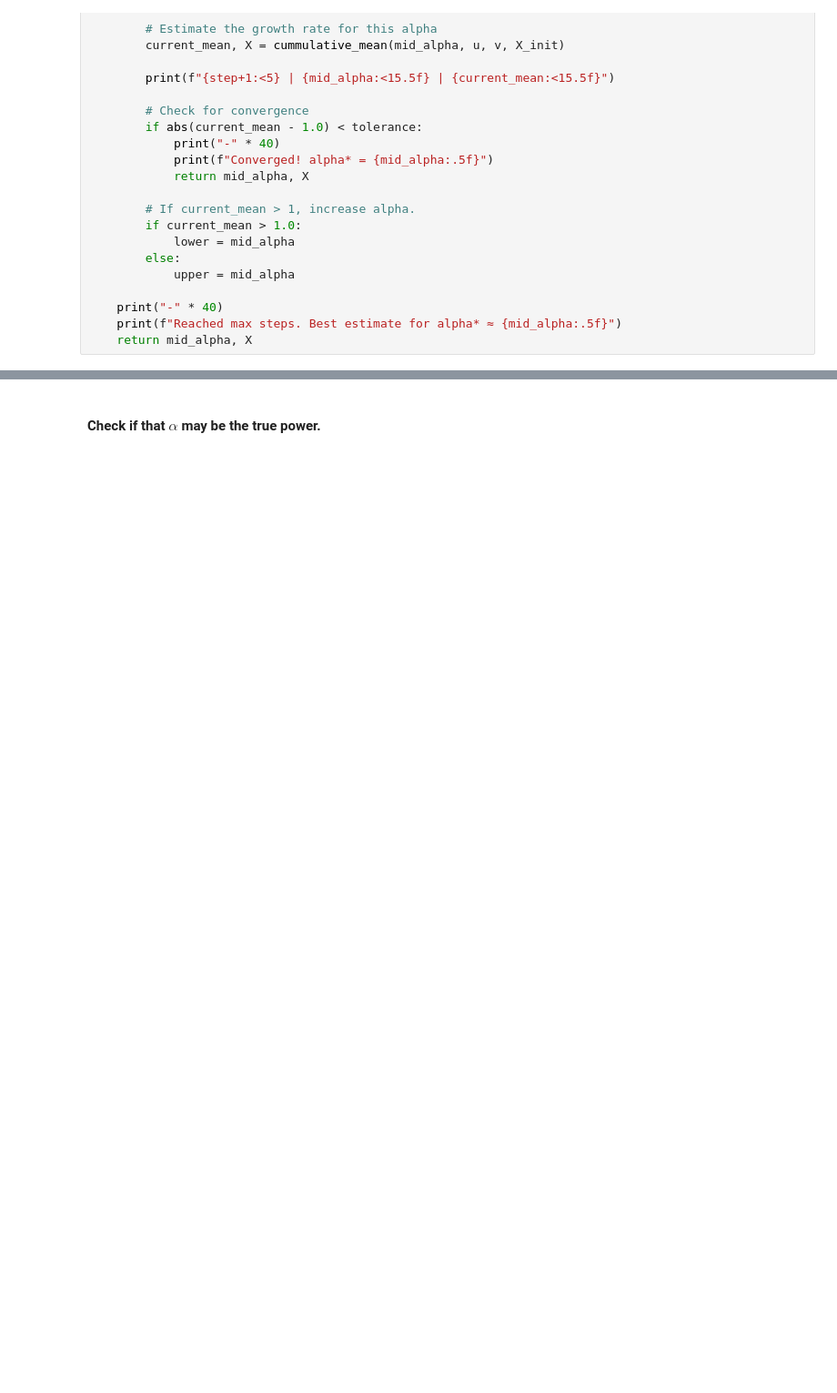
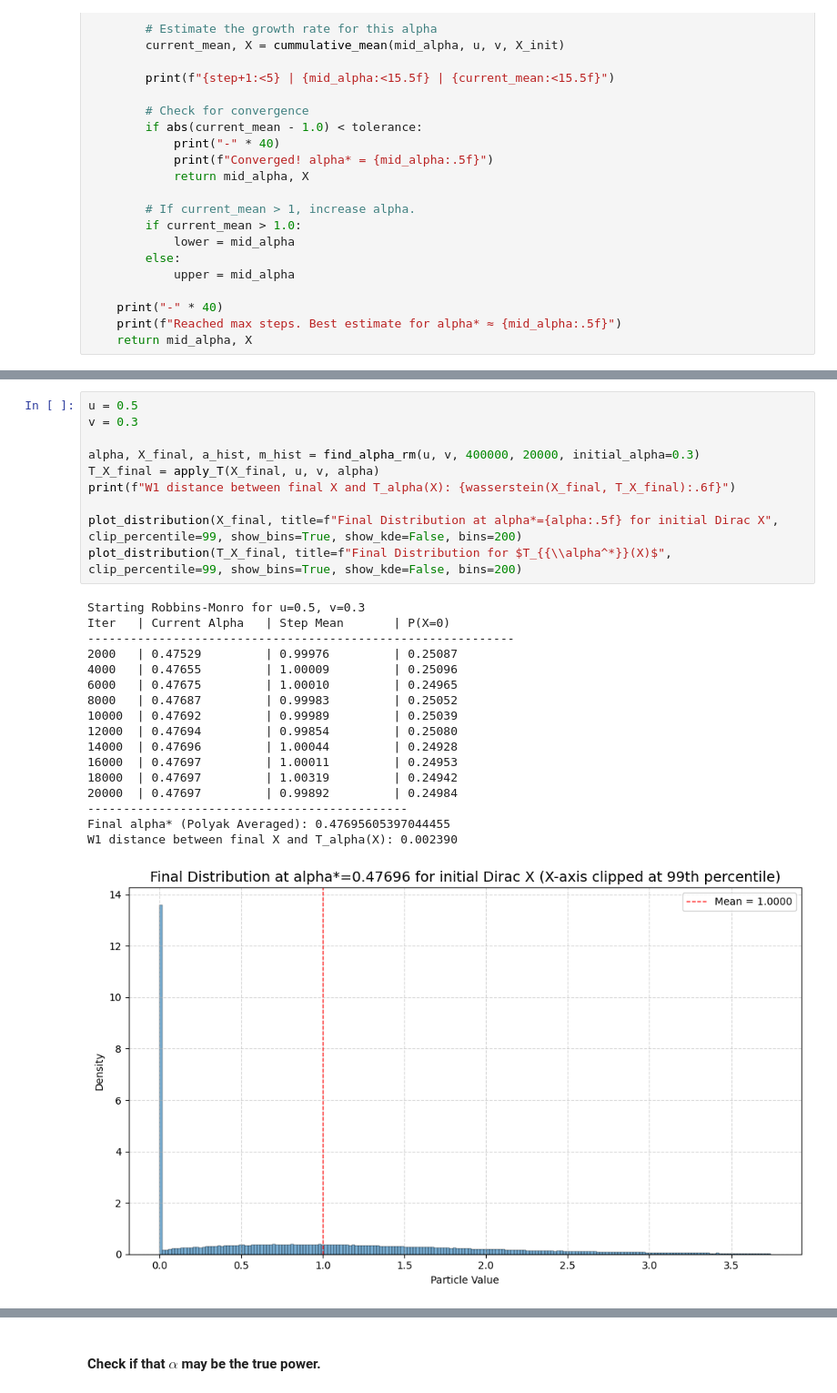
Before and after one commit to mintcd/m2-bezout, a Jupyter notebook: internship/src/notebooks/fixed_point.ipynb, the cells around one changed output, grey strips where cells are left out. Shown at 91% size. Drawn from its saved outputs; the diff is of its cells as text; blank space fills up the shorter version.

```diff
--- a/internship/src/notebooks/fixed_point.ipynb
+++ b/internship/src/notebooks/fixed_point.ipynb
@@ -285,0 +205,28 @@ W1 distance between X_final and T_X_final: 0.0014891820542963104
+# %%
+u = 0.5
+v = 0.3
+
+alpha, X_final, a_hist, m_hist = find_alpha_rm(u, v, 400000, 20000, initial_alpha=0.3)
+T_X_final = apply_T(X_final, u, v, alpha)
+print(f"W1 distance between final X and T_alpha(X): {wasserstein(X_final, T_X_final):.6f}")
+
+plot_distribution(X_final, title=f"Final Distribution at alpha*={alpha:.5f} for initial Dirac X", clip_percentile=99, show_bins=True, show_kde=False, bins=200)
+plot_distribution(T_X_final, title=f"Final Distribution for $T_{{\\alpha^*}}(X)$", clip_percentile=99, show_bins=True, show_kde=False, bins=200)
+# %% [output]
+Starting Robbins-Monro for u=0.5, v=0.3
+Iter   | Current Alpha   | Step Mean       | P(X=0)
+------------------------------------------------------------
+2000   | 0.47529         | 0.99976         | 0.25087
+4000   | 0.47655         | 1.00009         | 0.25096
+6000   | 0.47675         | 1.00010         | 0.24965
+8000   | 0.47687         | 0.99983         | 0.25052
+10000  | 0.47692         | 0.99989         | 0.25039
+12000  | 0.47694         | 0.99854         | 0.25080
+14000  | 0.47696         | 1.00044         | 0.24928
+16000  | 0.47697         | 1.00011         | 0.24953
+18000  | 0.47697         | 1.00319         | 0.24942
+20000  | 0.47697         | 0.99892         | 0.24984
+---------------------------------------------
+Final alpha* (Polyak Averaged): 0.47695605397044455
+W1 distance between final X and T_alpha(X): 0.002390
+[figure, added]
```
Also changed, not shown: parts of 34 cells of this notebook, 15 other files.
